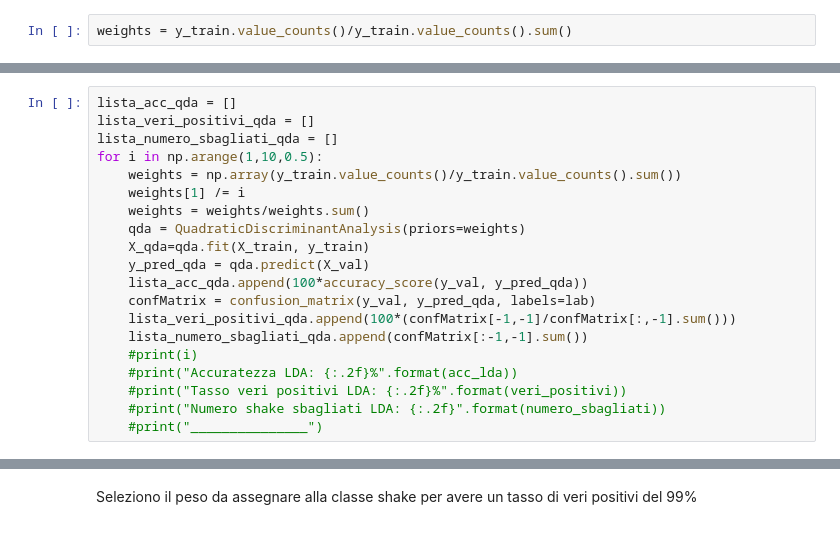
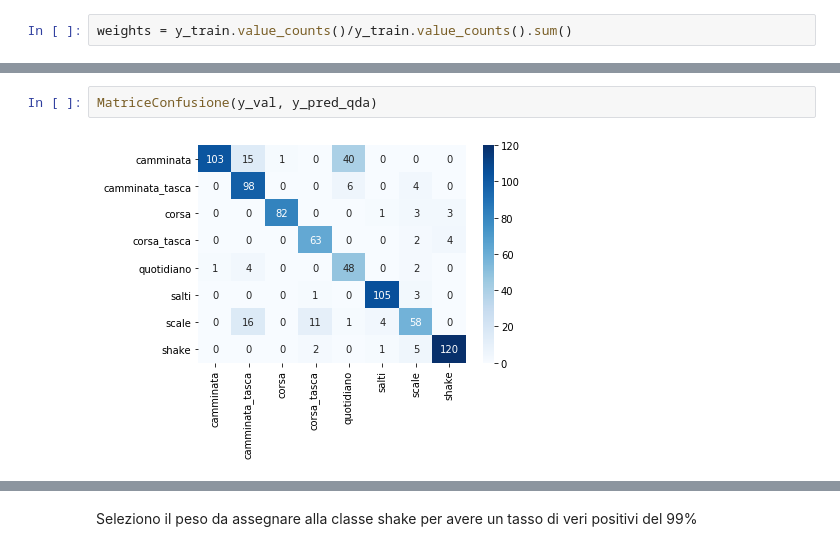
Before and after one commit to DedZago/msbd, a Jupyter notebook: Completo.ipynb, the cells around one changed output, grey strips where cells are left out. Saved outputs shown, nothing was run; the diff lists cells and outputs as text.

```diff
--- a/Completo.ipynb
+++ b/Completo.ipynb
@@ -281,23 +303,7 @@ lista_numero_sbagliati_qda= [confusion_matrix(y_val, y_pred_qda)[:-1,-1].sum(),]
-# %%
-lista_acc_qda = []
-lista_veri_positivi_qda = []
-lista_numero_sbagliati_qda = []
-for i in np.arange(1,10,0.5):
-    weights = np.array(y_train.value_counts()/y_train.value_counts().sum())
-    weights[1] /= i
-    weights = weights/weights.sum()
-    qda = QuadraticDiscriminantAnalysis(priors=weights)
-    X_qda=qda.fit(X_train, y_train)
-    y_pred_qda = qda.predict(X_val)
-    lista_acc_qda.append(100*accuracy_score(y_val, y_pred_qda))
-    confMatrix = confusion_matrix(y_val, y_pred_qda, labels=lab)
-    lista_veri_positivi_qda.append(100*(confMatrix[-1,-1]/confMatrix[:,-1].sum()))
-    lista_numero_sbagliati_qda.append(confMatrix[:-1,-1].sum())
-    #print(i)
-    #print("Accuratezza LDA: {:.2f}%".format(acc_lda))
-    #print("Tasso veri positivi LDA: {:.2f}%".format(veri_positivi))
-    #print("Numero shake sbagliati LDA: {:.2f}".format(numero_sbagliati))
-    #print("_______________")
+# %%
+MatriceConfusione(y_val, y_pred_qda)
+# %% [output]
+[figure, added]
 # %%
 lista_veri_positivi_qda
 # %% [output]
```
Also changed, not shown: parts of 31 cells of this notebook.
